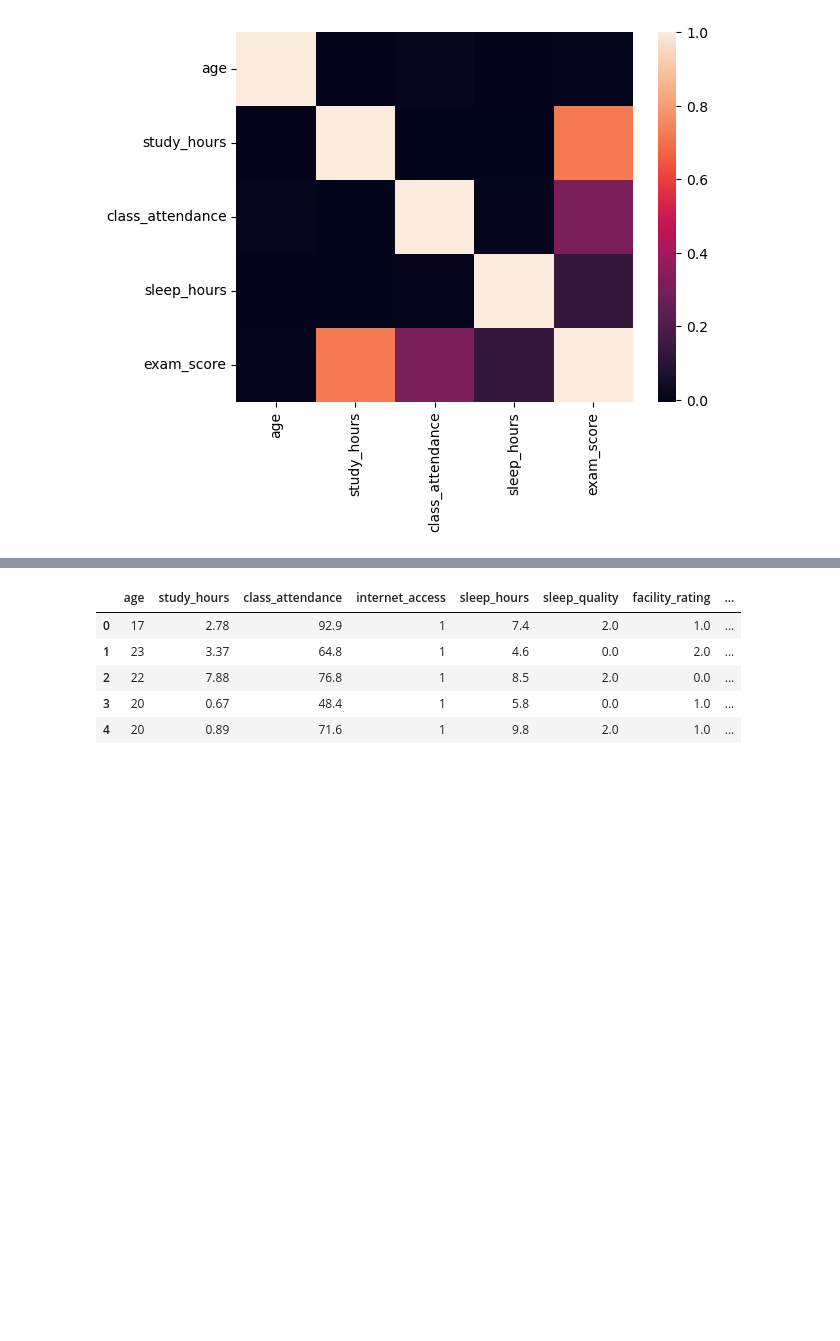
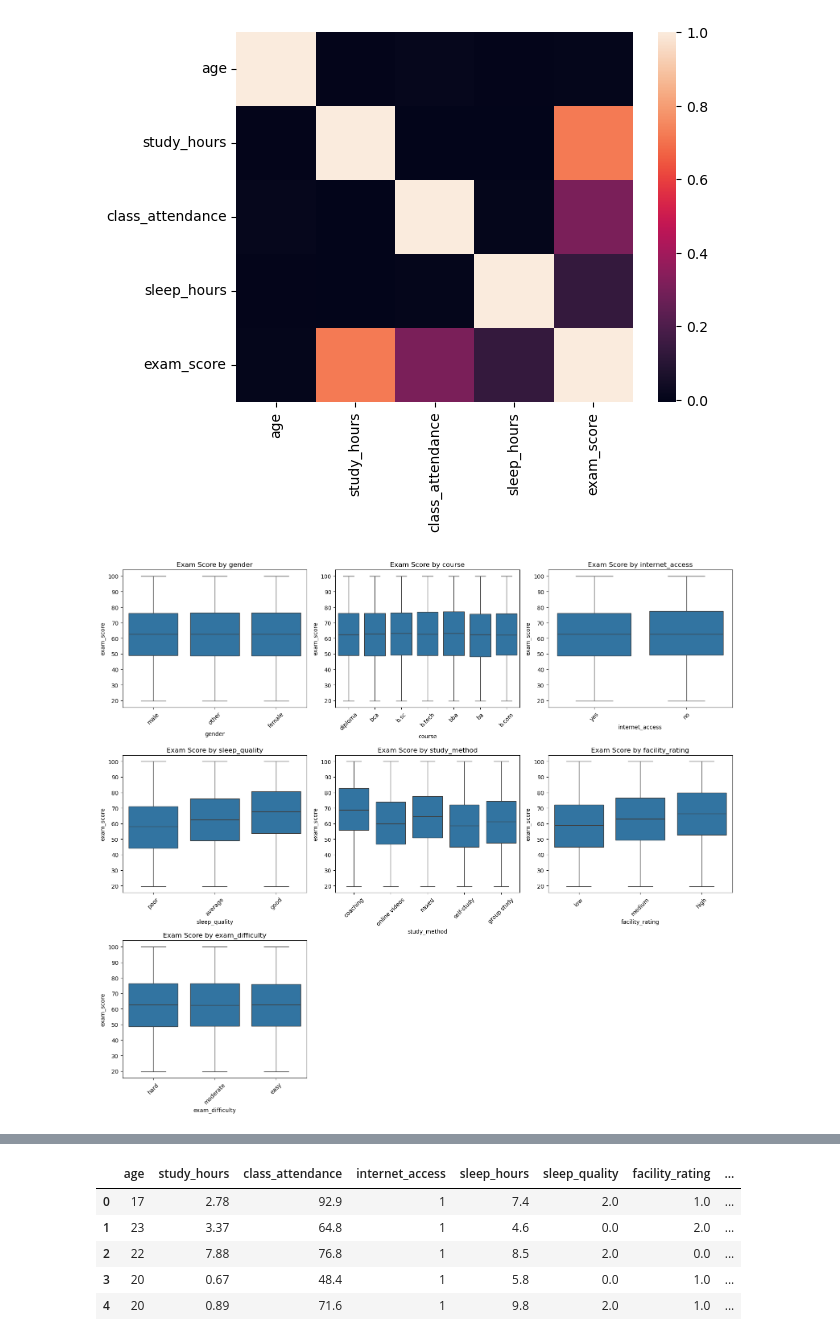
Before and after one commit to Mahtab-Madni/DataScience_Notebook, a Jupyter notebook: Exam_score-prediction.ipynb, the cells around one changed output, grey strips where cells are left out. Saved outputs shown, nothing was run; the diff lists cells and outputs as text; code cells hidden in the pictures; blank space fills up the shorter version.

```diff
--- a/Exam_score-prediction.ipynb
+++ b/Exam_score-prediction.ipynb
@@ -135,3 +135,23 @@ sns.heatmap(df.corr(numeric_only = True))
 # %% [output]
 <Axes: >
 [figure]
+# %%
+cat_cols = ['gender', 'course', 'internet_access', 'sleep_quality',
+            'study_method', 'facility_rating', 'exam_difficulty']
+
+fig, axes = plt.subplots(3, 3, figsize=(16, 14))
+axes = axes.flatten()
+
+for i, col in enumerate(cat_cols):
+    sns.boxplot(data=df, x=col, y='exam_score', ax=axes[i])
+    axes[i].set_title(f'Exam Score by {col}', fontsize=12)
+    axes[i].tick_params(axis='x', rotation=45)
+
+# Hide empty subplots
+for j in range(len(cat_cols), len(axes)):
+    axes[j].set_visible(False)
+
+plt.tight_layout()
+plt.show()
+# %% [output]
+[figure, added]
```
Also changed, not shown: parts of 3 cells of this notebook, 2 other files.
